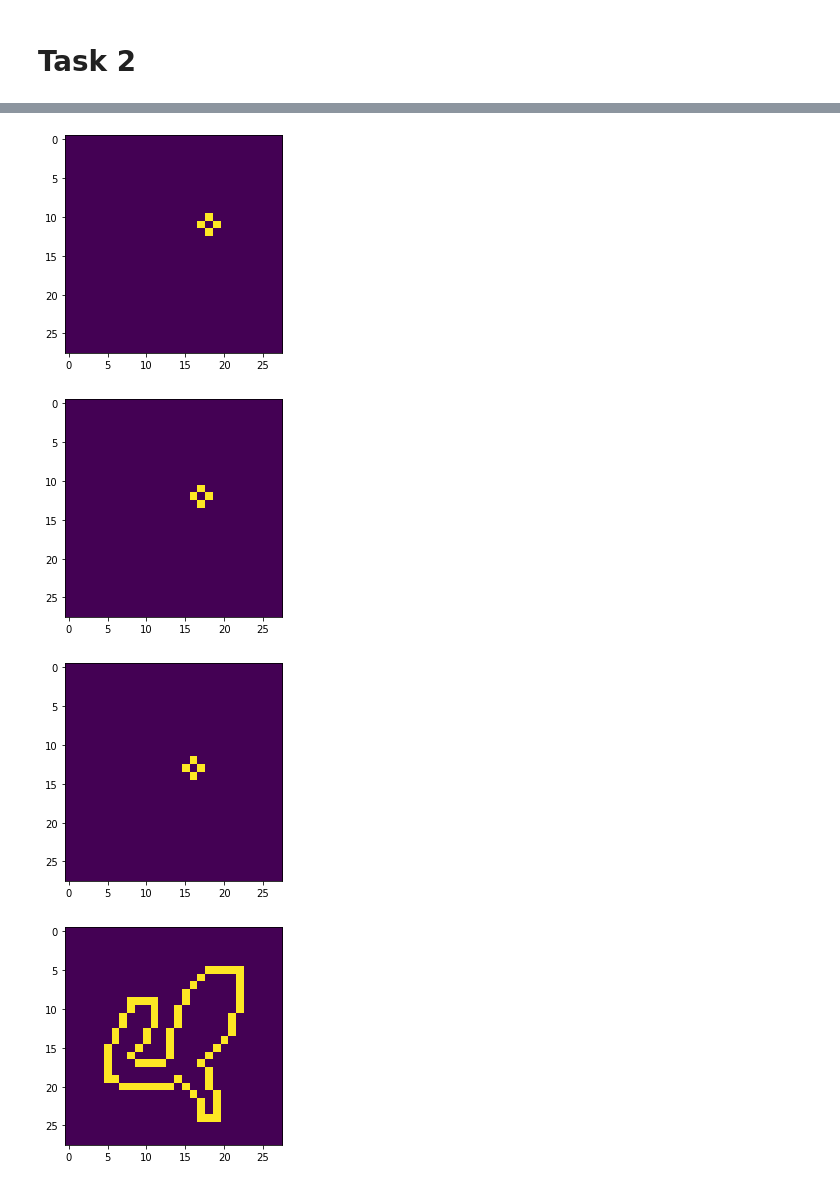
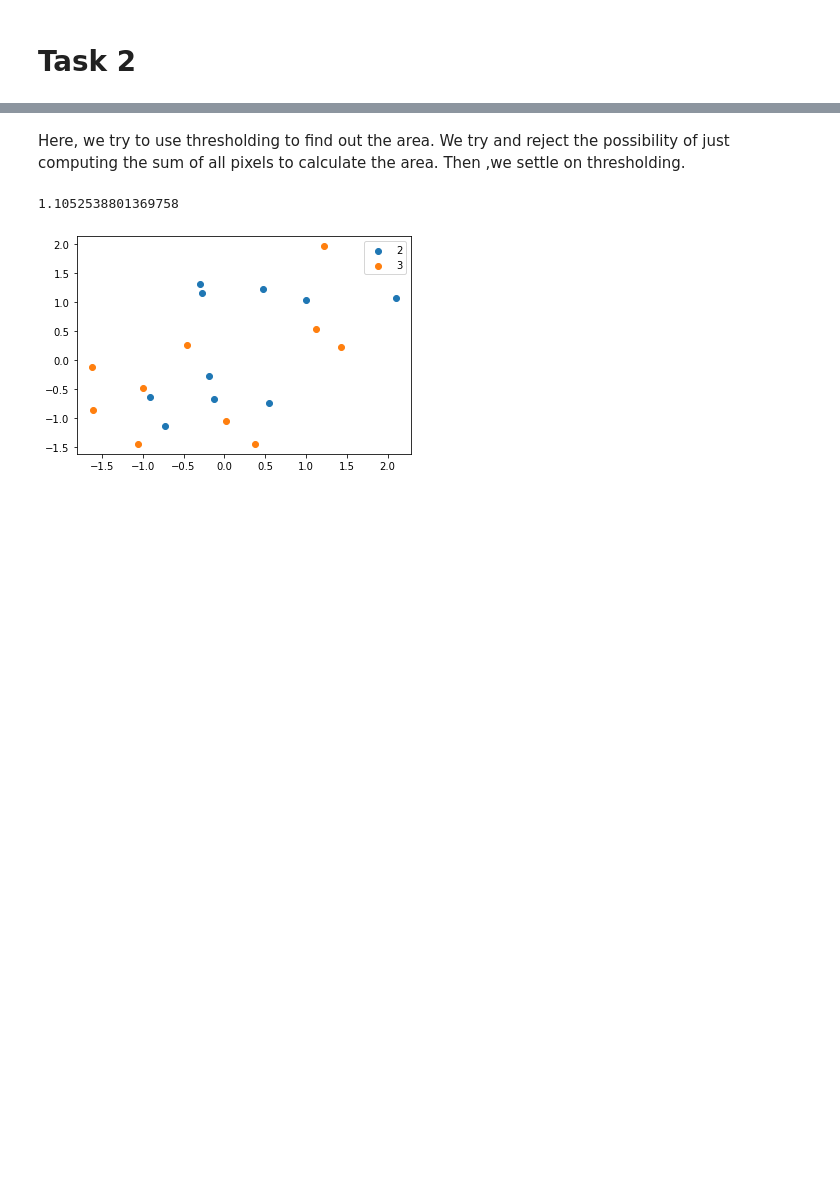
Before and after one commit to pranavkrishna1908/ImageAnalysis, a Jupyter notebook: lab2_final_version.ipynb, the cells around one changed output, grey strips where cells are left out. Cells and saved outputs as stored; diff of their text form; code cells hidden in the pictures; blank space fills up the shorter version.

```diff
--- a/lab2_final_version.ipynb
+++ b/lab2_final_version.ipynb
@@ -502,14 +373,2 @@ IndexError: tuple index out of range
 # %% [markdown]
 # Task 2
-# %%
-img = twos_im[0]
-contours = cv2.findContours(img,mode=1,method=cv2.CHAIN_APPROX_NONE)
-contour_img = np.zeros_like(img)
-for contour in contours[0]:
-    contour = [list(x[0]) for x in contour]
-    for i,j in contour:
-        contour_img[i][j]=1
-plt.imshow(contour_img)
-#plt.imshow(img)
-plt.show()
-print(sum([len(contour) for contour in contours[0]]))
@@ -521,7 +379,7 @@ fig, axs = plt.subplots(ncols=10,nrows=2,figsize=(20,5))
 for k in range(10):
     img2 = twos_im[k]
     img3 = threes_im[k]
-    contours = cv2.findContours(img2,mode=1,method=cv2.CHAIN_APPROX_NONE)
+    contours = cv.findContours(img2,mode=1,method=cv.CHAIN_APPROX_NONE)
     contour_img = np.zeros_like(img2)
     max_len = 0
     for contour in contours[0]:
@@ -531,7 +389,9 @@ for k in range(10):
     for i,j in long_contour:
         contour_img[j][i]=1
     axs[0][k].imshow(contour_img)
-    contours = cv2.findContours(img3,mode=1,method=cv2.CHAIN_APPROX_NONE)
+    axs[0,k].set_title(f'Perimeter {max_len}')
+
+    contours = cv.findContours(img3,mode=1,method=cv.CHAIN_APPROX_NONE)
     contour_img = np.zeros_like(img3)
     max_len = 0
     for contour in contours[0]:
@@ -541,4 +401,5 @@ for k in range(10):
     for i,j in long_contour:
         contour_img[j][i]=1
     axs[1][k].imshow(contour_img)
+    axs[1,k].set_title(f'Perimeter {max_len}')
 # %% [output]
@@ -546,35 +407,64 @@ for k in range(10):
+# %% [markdown]
+Here, we try to use thresholding to find out the area. We try and reject the possibility of just computing the sum of all pixels to calculate the area. Then ,we settle on thresholding.
 # %%
+""" We tried this function to account for the possibility thatthe dim pixels can count less towards the area compared to the brighter pixels
 def perimeter_area(img):
-    contours = cv2.findContours(img,mode=1,method=cv2.CHAIN_APPROX_NONE)
+    contours = cv.findContours(img,mode=1,method=cv.CHAIN_APPROX_NONE)
+    contour_img = np.zeros_like(img)
+    max_len = 0
+    for contour in contours[0]:
+        contour = [list(x[0]) for x in contour]
+        if len(contour)>max_len:
+            max_len = len(contour)
+            long_contour = np.array(contour)
+        for i,j in contour:
+            contour_img[i][j]=1
+    perimeter = 0
+    for x in (long_contour[1:]-long_contour[:-1]):
+        perimeter += np.linalg.norm(x)
+    area = np.sum(img/255)
+    return [perimeter, area] """
+
+
+def perimeter_area(img):
+    contours = cv.findContours(img,mode=1,method=cv.CHAIN_APPROX_NONE)
     contour_img = np.zeros_like(img)
     max_len = 0
     for contour in contours[0]:
         contour = [list(x[0]) for x in contour]
         if len(contour)>max_len:
             max_len = len(contour)
             long_contour = np.array(contour)
         for i,j in contour:
             contour_img[i][j]=1
     perimeter = 0
     for x in (long_contour[1:]-long_contour[:-1]):
         perimeter += np.linalg.norm(x)
     #perimeter = max([len(contour) for contour in contours[0]])
     area = np.sum(img>200)
     return [perimeter, area]
 
-#perimeter_area(img)
-contours = cv2.findContours(img,mode=1,method=cv2.CHAIN_APPROX_NONE)
-for contour in contours[0]:
-    contour_img = np.zeros_like(img)
-    plt.figure()
-    contour = [list(x[0]) for x in contour]
-    for i,j in contour:
-        contour_img[i][j]=1
-    plt.imshow(contour_img)
-    plt.show()
-#contours[0]
+
+
+features_2 = []
+features_3 = []
+for i in range(10):
+    img_2 = twos_im[i]
+    img_3 = threes_im[i]
+    features_2.append(perimeter_area(img_2))
+    features_3.append(perimeter_area(img_3))
+features_2 = np.array(features_2)
+features_3 = np.array(features_3)
+
+from sklearn.preprocessing import StandardScaler, MinMaxScaler
+scaler = StandardScaler()
+scaler.fit(np.vstack([features_2,features_3]))
+features_2 = scaler.transform(features_2)
+features_3 = scaler.transform(features_3)
+
+plt.scatter(features_2[:,0],features_2[:,1],label='2')
+plt.scatter(features_3[:,0],features_3[:,1],label='3')
+plt.legend()
 # %% [output]
+1.1052538801369758
-[figure, old version]
+[figure, new version]
-[figure, removed]
-[figure, removed]
-[figure, removed]
```
Also changed, not shown: parts of 29 cells of this notebook.
